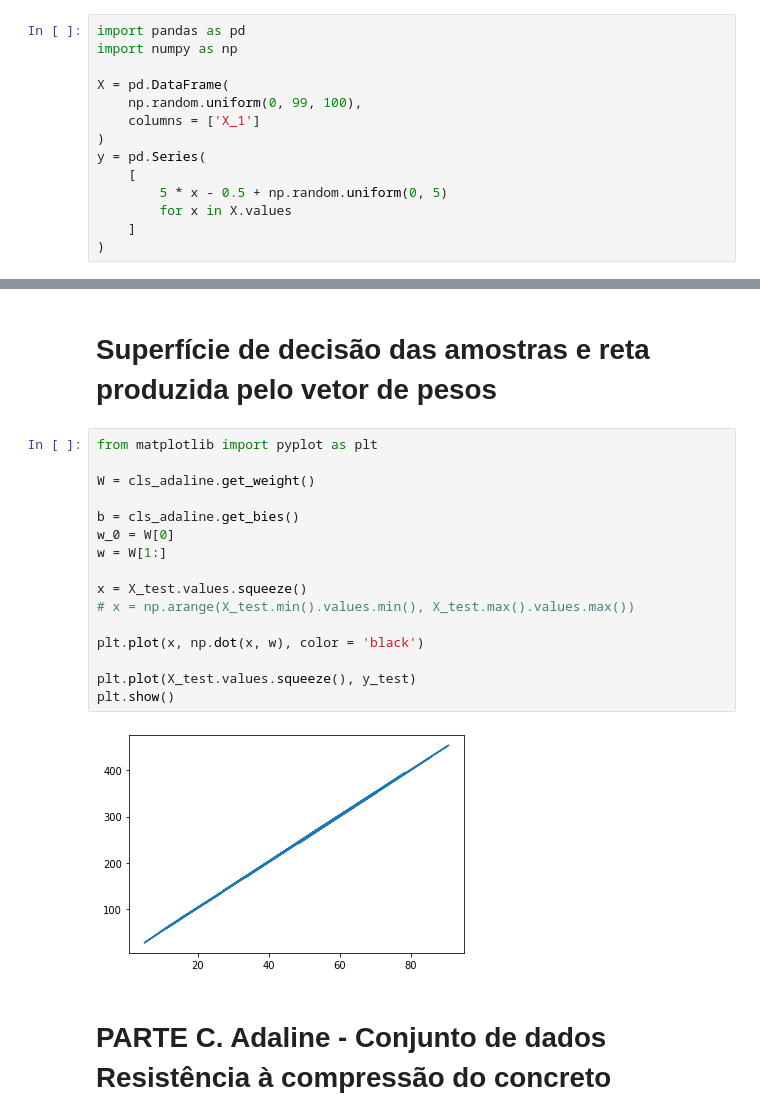
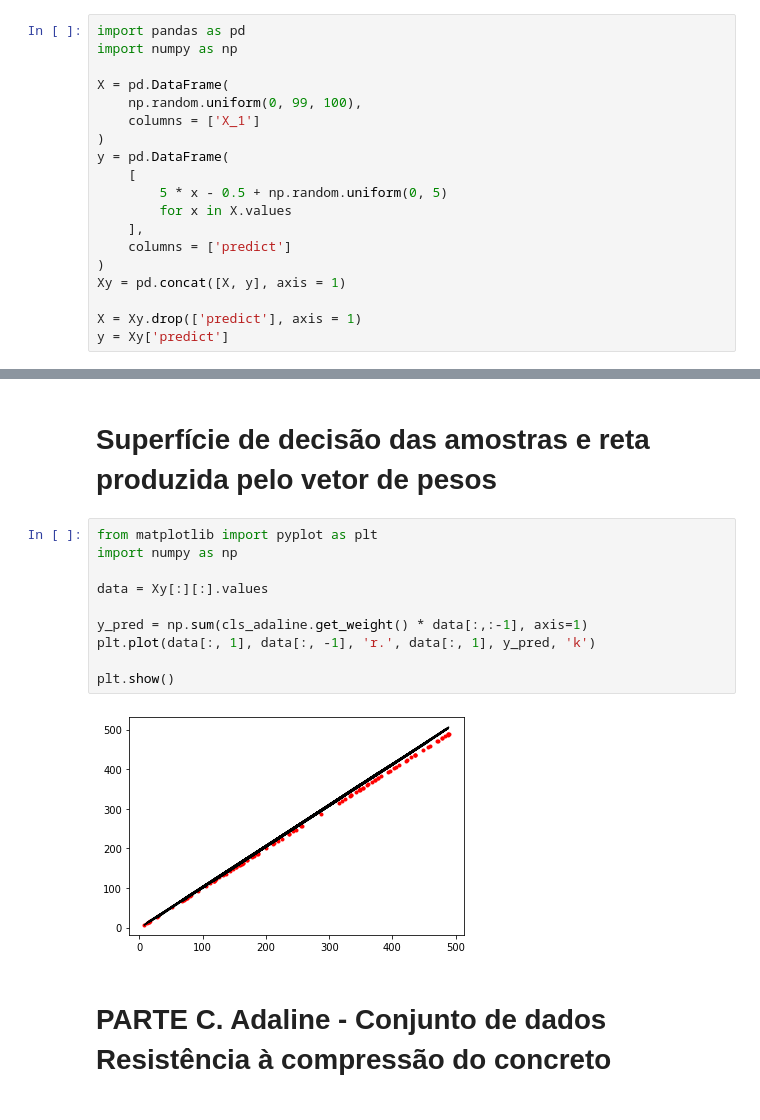
Before and after one commit to cacajr/RNA, a Jupyter notebook: exercises.ipynb, the cells around one changed output, grey strips where cells are left out. Drawn from its saved outputs; the diff is of its cells as text.

Commit message:
fixing plot adaline

```diff
--- a/exercises.ipynb
+++ b/exercises.ipynb
@@ -118,12 +118,17 @@ X = pd.DataFrame(
     np.random.uniform(0, 99, 100),
     columns = ['X_1']
 )
-y = pd.Series(
+y = pd.DataFrame(
     [
         5 * x - 0.5 + np.random.uniform(0, 5)
         for x in X.values
-    ]
+    ],
+    columns = ['predict']
 )
+Xy = pd.concat([X, y], axis = 1)
+
+X = Xy.drop(['predict'], axis = 1)
+y = Xy['predict']
 # %% [markdown]
 # Separando os dados de treino e teste
 # %%
@@ -139,24 +144,18 @@ cls_adaline = Adaline(eta=0.00001)
 cls_adaline.fit(X_train, y_train) # caso queira usar os dados normalizados usar o X_train_scaler
 # %% [markdown]
 # Superfície de decisão das amostras e reta produzida pelo vetor de pesos
-# %%
-from matplotlib import pyplot as plt
-
-W = cls_adaline.get_weight()
-
-b = cls_adaline.get_bies()
-w_0 = W[0]
-w = W[1:]
-
-x = X_test.values.squeeze()
-# x = np.arange(X_test.min().values.min(), X_test.max().values.max())
-
-plt.plot(x, np.dot(x, w), color = 'black')
-
-plt.plot(X_test.values.squeeze(), y_test)
-plt.show()
-# %% [output]
-[figure, removed]
+# %%
+from matplotlib import pyplot as plt
+import numpy as np
+
+data = Xy[:][:].values
+
+y_pred = np.sum(cls_adaline.get_weight() * data[:,:-1], axis=1)
+plt.plot(data[:, 1], data[:, -1], 'r.', data[:, 1], y_pred, 'k')
+
+plt.show()
+# %% [output]
+[figure, added]
 # %% [markdown]
 # PARTE C. Adaline - Conjunto de dados Resistência à compressão do concreto
 # %%
```
